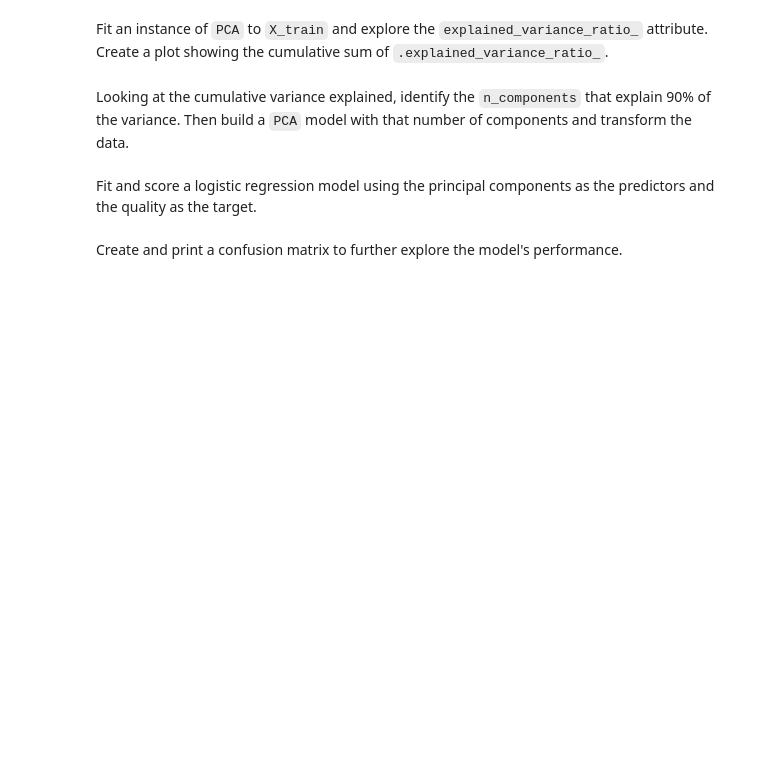
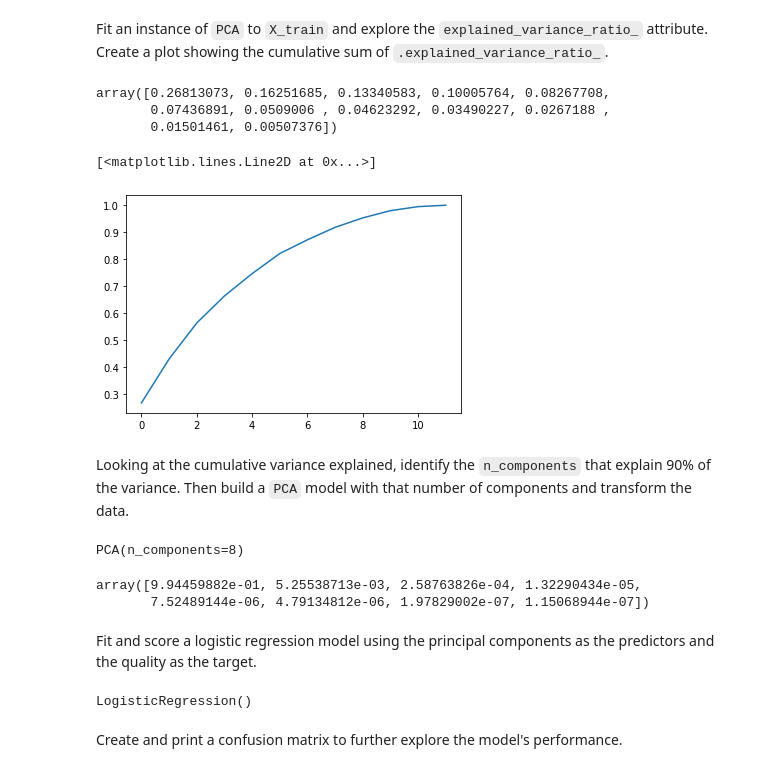
Before and after one commit to ssmcnatt/pair-work, a Jupyter notebook: week10/Day_53_Lecture_1_LLE_Assignment.ipynb, the cells around one changed output. Cells and saved outputs as stored; diff of their text form; code cells hidden in the pictures; blank space fills up the shorter version.

```diff
--- a/week10/Day_53_Lecture_1_LLE_Assignment.ipynb
+++ b/week10/Day_53_Lecture_1_LLE_Assignment.ipynb
@@ -97,3 +133,5 @@ We're interested in predicting the `quality` based on the other features.
 Separate the `X` and the `y` in preparation to create a supervised learning model.
 # %%
 # Separate dependent and independent variables
+X = df.drop(columns='quality')
+y = df['quality']
@@ -107,3 +172,4 @@ Separate the `X` and the `y` in preparation to create a supervised learning mode
 Perform a train test split.
 # %%
 # Split the dataset into the Training set and Test set
+X_train, X_test, y_train, y_test = train_test_split(X, y, random_state=66, test_size=0.2)
@@ -118,14 +178,46 @@ In our modeling process we'd like to use `PCA`.  `PCA` is sensitive to data bein
+# %%
+# Feature Scaling
+scaler = StandardScaler()
+scaled_train = scaler.fit_transform(X_train)
+scaled_test = scaler.fit_transform(X_test)
 # %% [markdown]
 Fit an instance of `PCA` to `X_train` and explore the `explained_variance_ratio_` attribute.  Create a plot showing the cumulative sum of `.explained_variance_ratio_`.
+# %%
+pca = PCA()
+pca.fit(scaled_train)
+pca.explained_variance_ratio_
+# %% [output]
+array([0.26813073, 0.16251685, 0.13340583, 0.10005764, 0.08267708,
+       0.07436891, 0.0509006 , 0.04623292, 0.03490227, 0.0267188 ,
+       0.01501461, 0.00507376])
+# %%
+plt.plot(np.cumsum(pca.explained_variance_ratio_))
+# %% [output]
+[<matplotlib.lines.Line2D at 0x...>]
+[figure, added]
 # %% [markdown]
 Looking at the cumulative variance explained, identify the `n_components` that explain 90% of the variance. Then build a `PCA` model with that number of components and transform the data.
 # %%
 # Apply PCA
+pca = PCA(n_components=8)
+pca.fit(X_train)
+# %% [output]
+PCA(n_components=8)
 # %%
 # Print the explained_variance
+pca.explained_variance_ratio_
+# %% [output]
+array([9.94459882e-01, 5.25538713e-03, 2.58763826e-04, 1.32290434e-05,
+       7.52489144e-06, 4.79134812e-06, 1.97829002e-07, 1.15068944e-07])
 # %% [markdown]
 Fit and score a logistic regression model using the principal components as the predictors and the quality as the target.
 # %%
 # Fitting Logistic regression into dataset
+X_pca_train = pca.fit_transform(scaled_train)
+X_pca_test = pca.fit_transform(scaled_test)
+log_pca = LogisticRegression()
+log_pca.fit(X_pca_train, y_train)
+# %% [output]
+LogisticRegression()
 # %% [markdown]
 Create and print a confusion matrix to further explore the model's performance.
```
Also changed, not shown: parts of 19 cells of this notebook.
